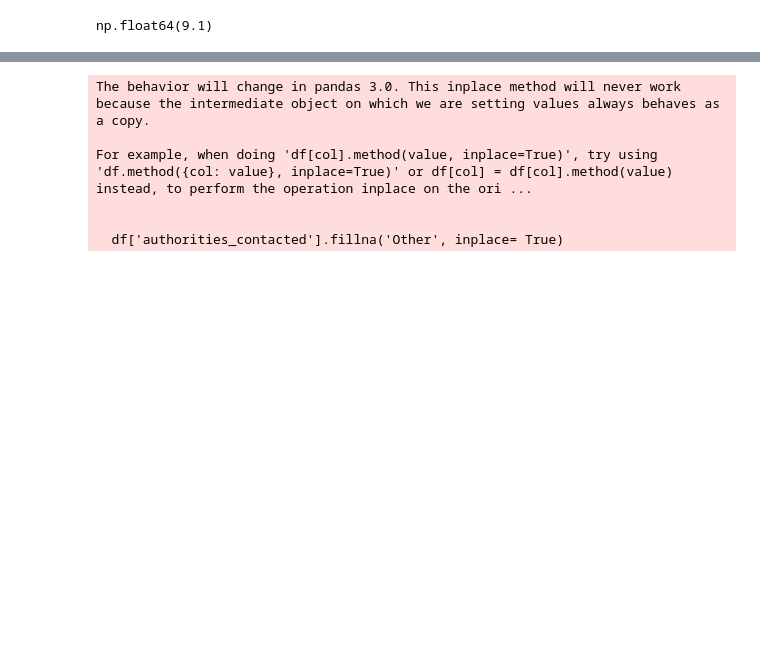
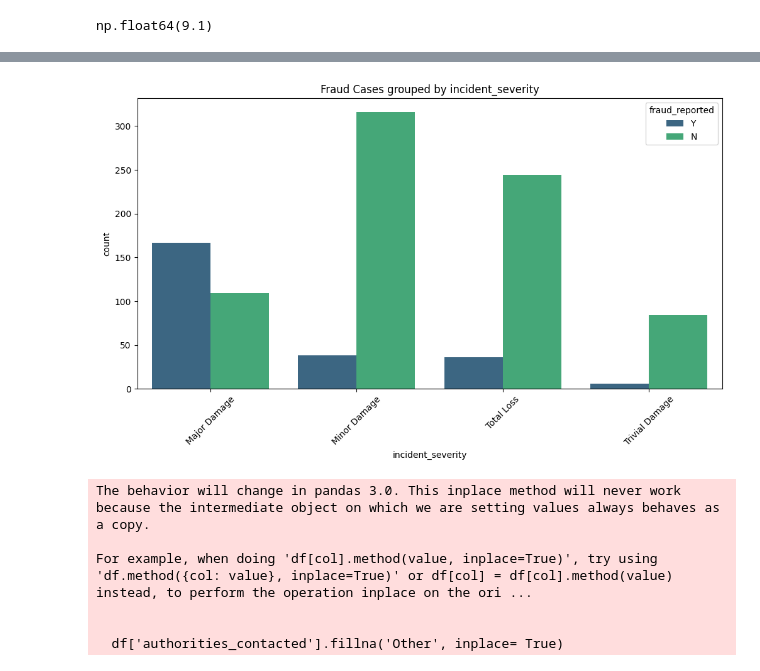
Before and after one commit to ritikrjk/insurance-fraud-prediction, a Jupyter notebook: notebooks/Insurance_Fraud_Prediction.ipynb, the cells around one changed output, grey strips where cells are left out. Cells and saved outputs as stored; diff of their text form; code cells hidden in the pictures; blank space fills up the shorter version.

```diff
--- a/notebooks/Insurance_Fraud_Prediction.ipynb
+++ b/notebooks/Insurance_Fraud_Prediction.ipynb
@@ -257,3 +251,14 @@ Name: count, dtype: int64
+# %%
+
+plt.figure(figsize=(12, 6))
+# Using 'auto_make' as an example category from your image
+sns.countplot(data=df, x='incident_severity', hue='fraud_reported', palette='viridis')
+
+plt.title('Fraud Cases grouped by incident_severity')
+plt.xticks(rotation=45)  # Rotates the names so they don't overlap
+plt.show()
+# %% [output]
+[figure, added]
 # %%
 # filling out the null values with Other on authorities_contacted category as it has singnificant value on all the categories of incident severity
 
```
Also changed, not shown: parts of 46 cells of this notebook.
